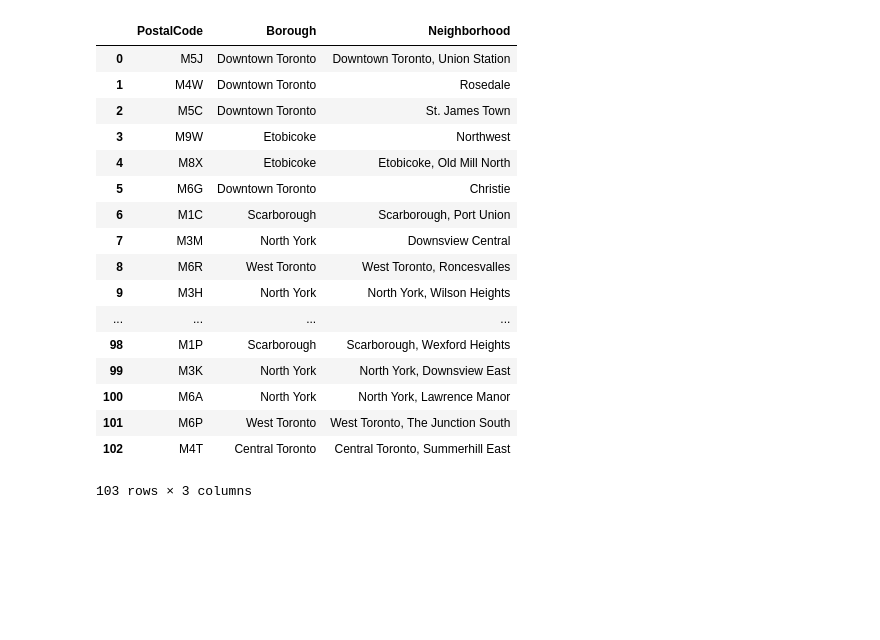
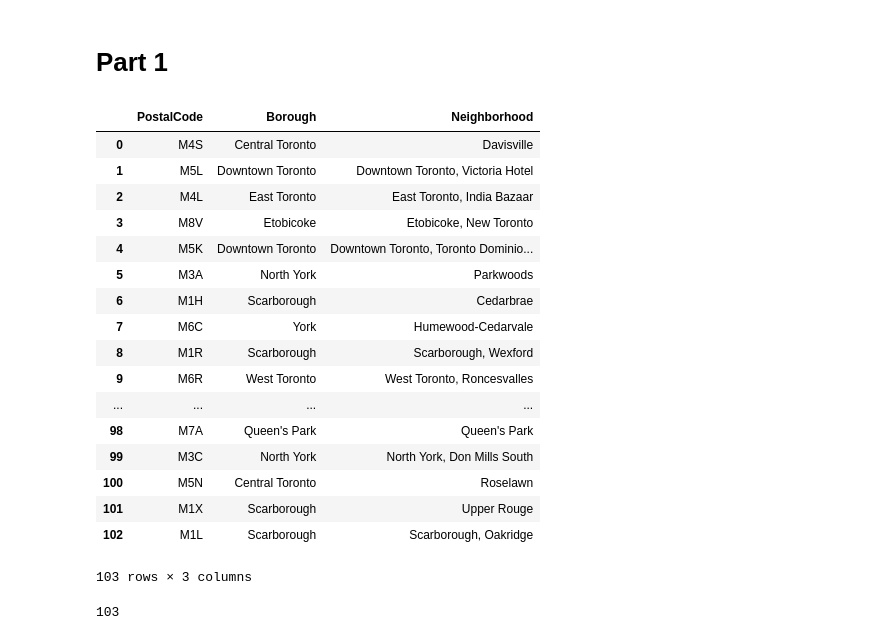
Before and after one commit to mohanprasath/course_work, a Jupyter notebook: coursera/applied_data_science_capstone/Week 3 Applied Data Science Capstone.ipynb, the cells around one changed output. Saved outputs shown, nothing was run; the diff lists cells and outputs as text; code cells hidden in the pictures; blank space fills up the shorter version.

```diff
--- a/coursera/applied_data_science_capstone/Week 3 Applied Data Science Capstone.ipynb
+++ b/coursera/applied_data_science_capstone/Week 3 Applied Data Science Capstone.ipynb
@@ -1,3 +1,5 @@
+# %% [markdown]
+# Part 1
 # %%
 import requests
 import lxml
@@ -23,48 +25,48 @@ for x in links:
         count += 1
     elif count == 1:
         x2 = x.text
         count +=1
     elif count == 2:
         x3 = x.text
         x3 = x3.replace('\n','')
         count = 0
         if x3 == 'Not assigned':
             x3 = x2
         if x2 != 'Not assigned':
             pincodes.append((x1,x2,x3))
 # print (pincodes)
 
 result = {}
-for x in torolist:
+for x in pincodes:
     if x[0] in result:
         result[x[0]] = [x[0], x[1], result[x[0]][1] + ', ' + x[2]]
     else:
         result[x[0]] = [x[0], x[1], x[2]]
 
 results = {}
 for count, x in enumerate(result):
     results[count] = [x, result[x][1], result[x][2]]
 
 # print(results)
 
 toronto_data = pd.DataFrame.from_dict(results, orient='index', columns=['PostalCode', 'Borough', 'Neighborhood'])
 toronto_data
 # %% [output]
 |  | PostalCode | Borough | Neighborhood |
-| 0 | M5J | Downtown Toronto | Downtown Toronto, Union Station |
-| 1 | M4W | Downtown Toronto | Rosedale |
-| 2 | M5C | Downtown Toronto | St. James Town |
-| 3 | M9W | Etobicoke | Northwest |
-| 4 | M8X | Etobicoke | Etobicoke, Old Mill North |
-| 5 | M6G | Downtown Toronto | Christie |
-| 6 | M1C | Scarborough | Scarborough, Port Union |
-| 7 | M3M | North York | Downsview Central |
-| 8 | M6R | West Toronto | West Toronto, Roncesvalles |
-| 9 | M3H | North York | North York, Wilson Heights |
+| 0 | M4S | Central Toronto | Davisville |
+| 1 | M5L | Downtown Toronto | Downtown Toronto, Victoria Hotel |
+| 2 | M4L | East Toronto | East Toronto, India Bazaar |
+| 3 | M8V | Etobicoke | Etobicoke, New Toronto |
+| 4 | M5K | Downtown Toronto | Downtown Toronto, Toronto Dominio... |
+| 5 | M3A | North York | Parkwoods |
+| 6 | M1H | Scarborough | Cedarbrae |
+| 7 | M6C | York | Humewood-Cedarvale |
+| 8 | M1R | Scarborough | Scarborough, Wexford |
+| 9 | M6R | West Toronto | West Toronto, Roncesvalles |
 | ... | ... | ... | ... |
-| 98 | M1P | Scarborough | Scarborough, Wexford Heights |
-| 99 | M3K | North York | North York, Downsview East |
-| 100 | M6A | North York | North York, Lawrence Manor |
-| 101 | M6P | West Toronto | West Toronto, The Junction South |
-| 102 | M4T | Central Toronto | Central Toronto, Summerhill East |
+| 98 | M7A | Queen's Park | Queen's Park |
+| 99 | M3C | North York | North York, Don Mills South |
+| 100 | M5N | Central Toronto | Roselawn |
+| 101 | M1X | Scarborough | Upper Rouge |
+| 102 | M1L | Scarborough | Scarborough, Oakridge |
 103 rows × 3 columns
@@ -70,0 +88,4 @@ toronto_data
+# %%
+toronto_data['PostalCode']
+# %% [output]
+103
```
Also changed, not shown: parts of 3 cells of this notebook.
